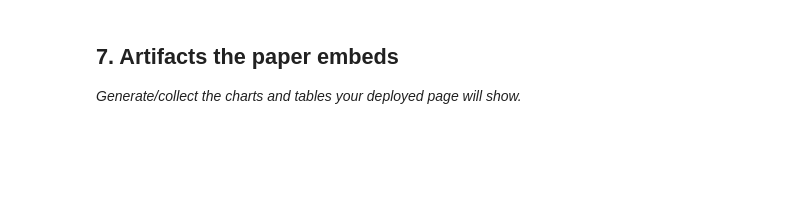
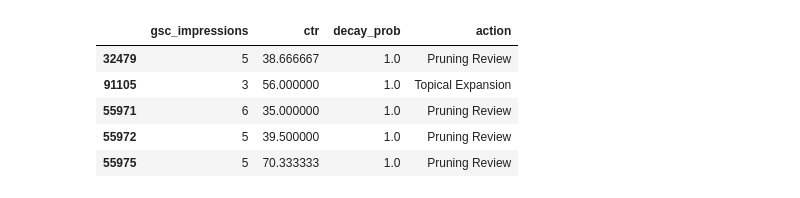
Before and after one commit to shadowwil-web/flyrank-machine-lerning-intern-subhasis, a Jupyter notebook: work/notebooks/capstone.ipynb, the cells around one changed output. Drawn from its saved outputs; the diff is of its cells as text; code cells hidden in the pictures; blank space fills up the shorter version.

```diff
--- a/work/notebooks/capstone.ipynb
+++ b/work/notebooks/capstone.ipynb
@@ -28,0 +94,19 @@ This skeleton is yours to fill. Work the sections **in order** — each one has
+# %%
+from sklearn.ensemble import RandomForestClassifier
+
+# Baseline Rule Evaluation
+norm_imp = (X_val[imp_col] - X_val[imp_col].min()) / (X_val[imp_col].max() - X_val[imp_col].min() + 1e-6)
+norm_age = (X_val[age_col] - X_val[age_col].min()) / (X_val[age_col].max() - X_val[age_col].min() + 1e-6)
+baseline_score = np.where(X_val['ctr'] < X_val['ctr'].median(), ((norm_imp * 0.6) + (norm_age * 0.4)) * 1.5, ((norm_imp * 0.6) + (norm_age * 0.4)))
+baseline_p50 = y_val.loc[pd.Series(baseline_score, index=X_val.index).nlargest(50).index].mean()
+
+# Random Forest Evaluation
+rf_model = RandomForestClassifier(n_estimators=100, max_depth=6, random_state=42).fit(X_train, y_train)
+rf_probs = rf_model.predict_proba(X_val)[:, 1]
+rf_p50 = y_val.loc[pd.Series(rf_probs, index=X_val.index).nlargest(50).index].mean()
+
+display(pd.DataFrame({
+    'Approach': ['Static Baseline Rule', 'Random Forest Model'],
+    'Validation Strategy': ['Grouped Split', 'Grouped Split'],
+    'Precision@50': [f"{baseline_p50:.2%}", f"{rf_p50:.2%}"]
+}))
@@ -33,4 +135,17 @@ This skeleton is yours to fill. Work the sections **in order** — each one has
-# %% [markdown]
-## 7. Artifacts the paper embeds
-
-*Generate/collect the charts and tables your deployed page will show.*
+# %%
+df_active['decay_prob'] = rf_model.predict_proba(X)[:, 1]
+conds = [
+    (df_active['ctr'] < df_active['ctr'].quantile(0.35)) & (df_active[imp_col] >= df_active[imp_col].median()),
+    (df_active[imp_col] < df_active[imp_col].quantile(0.35))
+]
+df_active['action'] = np.select(conds, ['Metadata Optimization', 'Topical Expansion'], default='Pruning Review')
+
+ranked_queue = df_active.sort_values('decay_prob', ascending=False).head(50)
+display(ranked_queue[[imp_col, 'ctr', 'decay_prob', 'action']].head(5))
+# %% [output]
+|  | gsc_impressions | ctr | decay_prob | action |
+| 32479 | 5 | 38.666667 | 1.0 | Pruning Review |
+| 91105 | 3 | 56.000000 | 1.0 | Topical Expansion |
+| 55971 | 6 | 35.000000 | 1.0 | Pruning Review |
+| 55972 | 5 | 39.500000 | 1.0 | Pruning Review |
+| 55975 | 5 | 70.333333 | 1.0 | Pruning Review |
```
Also changed, not shown: parts of 18 cells of this notebook.
